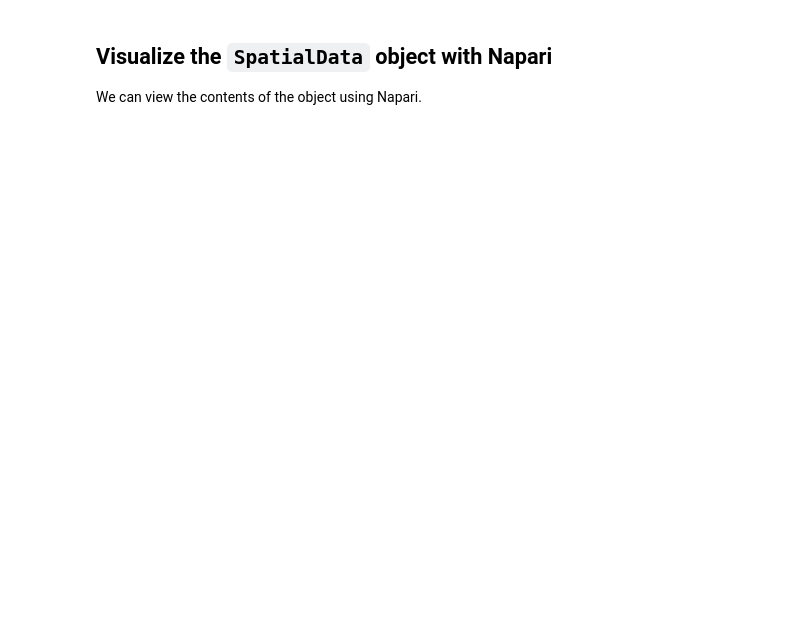
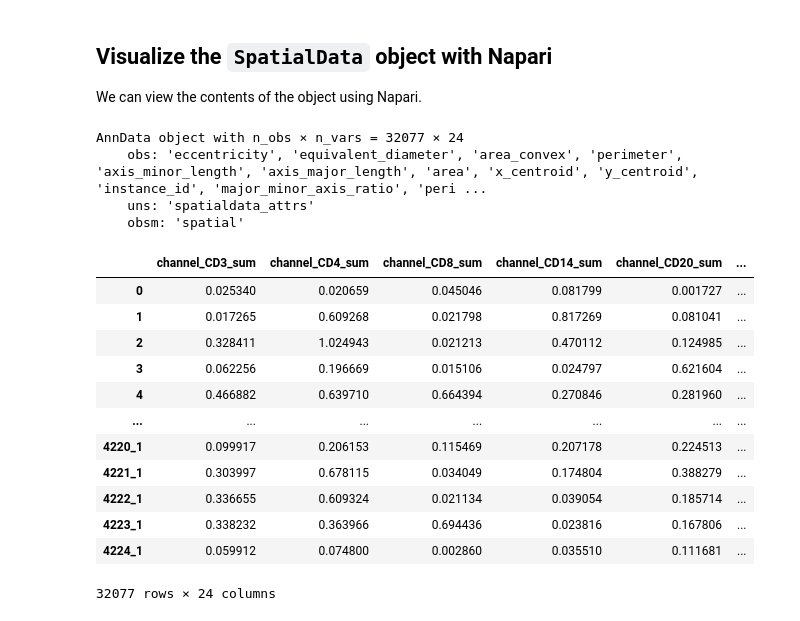
Before and after one commit to angelolab/ark-spatial, a Jupyter notebook: docs/notebooks/01_creating the sdata object/02_marker_quantification.ipynb, the cells around one changed output. Cells and saved outputs as stored; diff of their text form; code cells hidden in the pictures; blank space fills up the shorter version.

```diff
--- a/docs/notebooks/01_creating the sdata object/02_marker_quantification.ipynb
+++ b/docs/notebooks/01_creating the sdata object/02_marker_quantification.ipynb
@@ -38,6 +60,29 @@ sdata.marker_quantification.generate_cell_table()
 ## Visualize the `SpatialData` object with Napari
 
 We can view the contents of the object using Napari.
+# %%
+sdata.table
+# %% [output]
+AnnData object with n_obs × n_vars = 32077 × 24
+    obs: 'eccentricity', 'equivalent_diameter', 'area_convex', 'perimeter', 'axis_minor_length', 'axis_major_length', 'area', 'x_centroid', 'y_centroid', 'instance_id', 'major_minor_axis_ratio', 'peri ...
+    uns: 'spatialdata_attrs'
+    obsm: 'spatial'
+# %%
+sdata.table.to_df()
+# %% [output]
+|  | channel_CD3_sum | channel_CD4_sum | channel_CD8_sum | channel_CD14_sum | channel_CD20_sum | ... |
+| 0 | 0.025340 | 0.020659 | 0.045046 | 0.081799 | 0.001727 | ... |
+| 1 | 0.017265 | 0.609268 | 0.021798 | 0.817269 | 0.081041 | ... |
+| 2 | 0.328411 | 1.024943 | 0.021213 | 0.470112 | 0.124985 | ... |
+| 3 | 0.062256 | 0.196669 | 0.015106 | 0.024797 | 0.621604 | ... |
+| 4 | 0.466882 | 0.639710 | 0.664394 | 0.270846 | 0.281960 | ... |
+| ... | ... | ... | ... | ... | ... | ... |
+| 4220_1 | 0.099917 | 0.206153 | 0.115469 | 0.207178 | 0.224513 | ... |
+| 4221_1 | 0.303997 | 0.678115 | 0.034049 | 0.174804 | 0.388279 | ... |
+| 4222_1 | 0.336655 | 0.609324 | 0.021134 | 0.039054 | 0.185714 | ... |
+| 4223_1 | 0.338232 | 0.363966 | 0.694436 | 0.023816 | 0.167806 | ... |
+| 4224_1 | 0.059912 | 0.074800 | 0.002860 | 0.035510 | 0.111681 | ... |
+32077 rows × 24 columns
 # %%
 from napari_spatialdata import Interactive
 # %%
```
Also changed, not shown: parts of 4 cells of this notebook, 11 other files.
